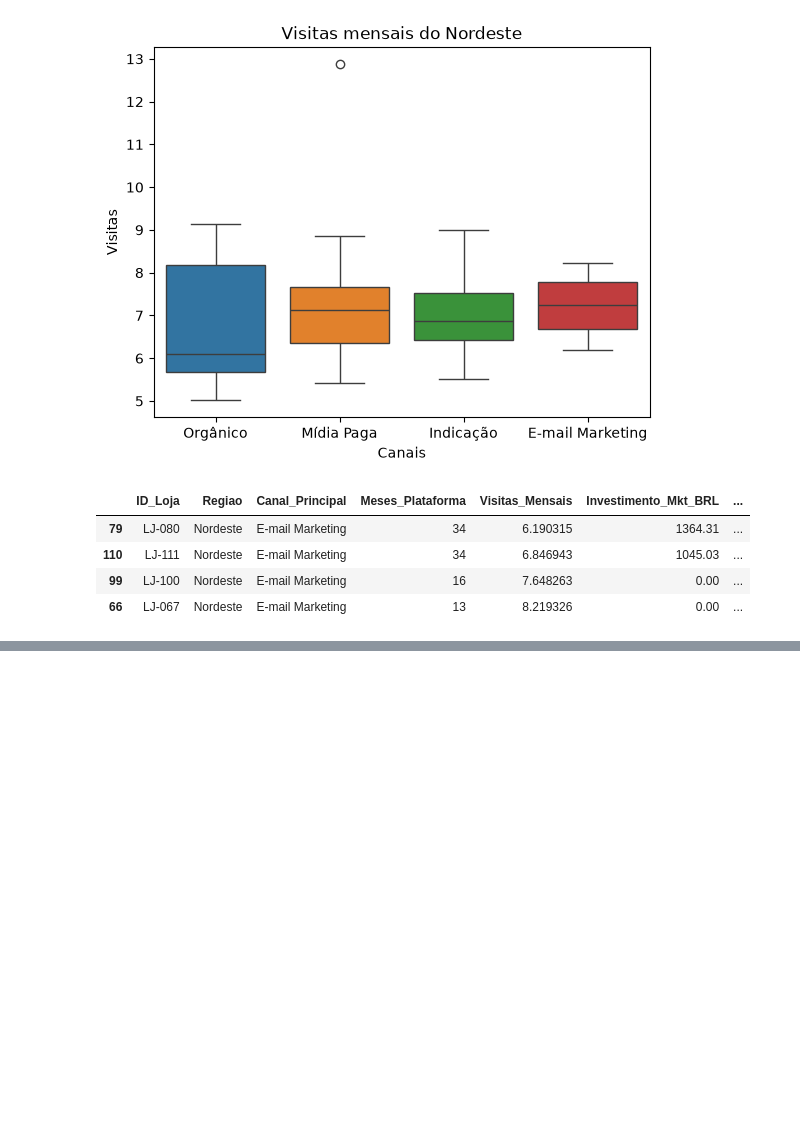
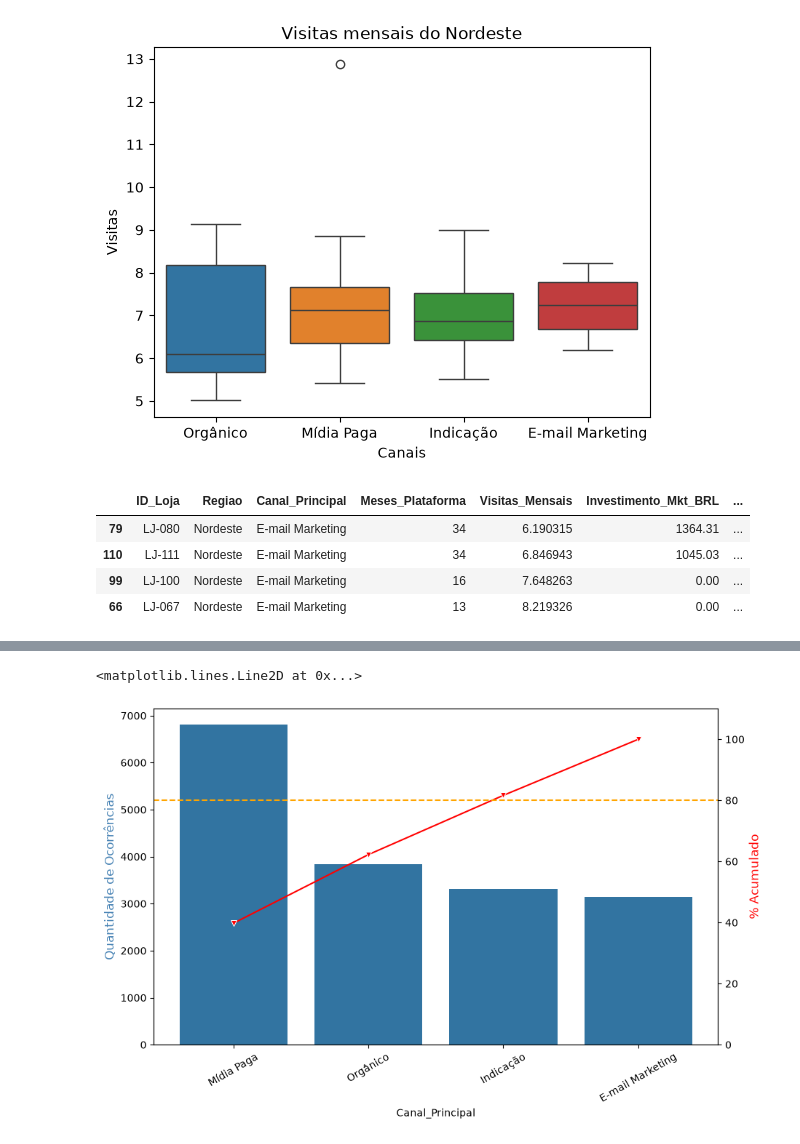
Before and after one commit to Fariu889/Data_Science_Senai, a Jupyter notebook: Logaritmico/Analise de dados.ipynb, the cells around one changed output, grey strips where cells are left out. Drawn from its saved outputs; the diff is of its cells as text; code cells hidden in the pictures; blank space fills up the shorter version.

```diff
--- a/Logaritmico/Analise de dados.ipynb
+++ b/Logaritmico/Analise de dados.ipynb
@@ -159,0 +195,37 @@ sns.lineplot(
+# %%
+canais = tabela[["Canal_Principal", "Investimento_Mkt_BRL"]]
+canais = canais.groupby("Canal_Principal")["Investimento_Mkt_BRL"].mean().reset_index(name = "Investimento_Mkt_BRL")
+# %%
+prejuizo_invest = canais.sort_values(by = "Investimento_Mkt_BRL", ascending = False).reset_index(drop=True)
+prejuizo_invest["Acumulado"] = prejuizo_invest["Investimento_Mkt_BRL"].cumsum()
+prejuizo_invest["Percentual Acumulado"] = (prejuizo_invest["Acumulado"]/prejuizo_invest["Investimento_Mkt_BRL"].sum())*100
+# %%
+fig, ax1 = plt.subplots(figsize=(10,6))
+
+sns.barplot(
+    data = prejuizo_invest,
+    x = "Canal_Principal",
+    y = "Investimento_Mkt_BRL",
+    ax = ax1
+)
+
+ax1.set_ylabel("Quantidade de Ocorrências", color = "steelblue", fontsize = 12)
+ax1.tick_params(axis = "x", rotation = 30)
+
+ax2  = ax1.twinx()
+
+sns.lineplot(
+    data = prejuizo_invest,
+    x = prejuizo_invest.index,
+    y = "Percentual Acumulado",
+    color = "red",
+    marker = "v",
+    ax = ax2
+)
+
+ax2.set_ylim(0,110)
+ax2.set_ylabel("% Acumulado", color = "red", fontsize = 12)
+ax2.axhline(80, color = "orange", linestyle = "--", label = "Corte 80%")
+# %% [output]
+<matplotlib.lines.Line2D at 0x...>
+[figure, added]
```
Also changed, not shown: parts of 4 cells of this notebook.
